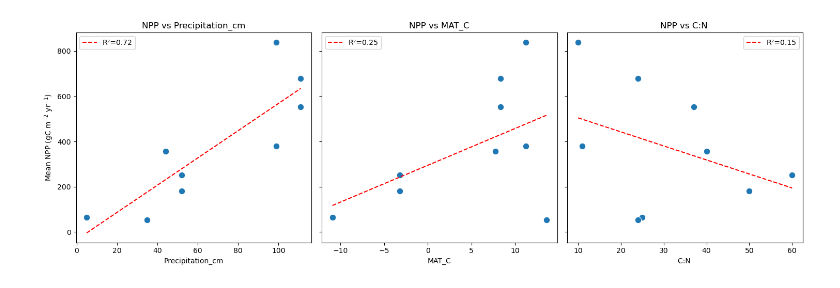
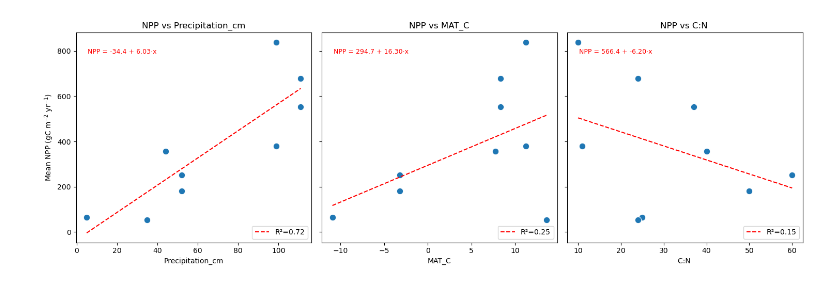
Before and after one commit to rjost1/GEOS685, a Jupyter notebook: homework2.ipynb, the cells around one changed output. Drawn from its saved outputs; the diff is of its cells as text; code cells hidden in the pictures.

```diff
--- a/homework2.ipynb
+++ b/homework2.ipynb
@@ -57,18 +12,0 @@ plt.show()
-# %%
-# all variables plotted
-columns_to_plot = [col for col in npp_df.columns if col not in ['MeanNPPobs_gCm−2yr−1', 'Vegetation']]
-
-fig, axes = plt.subplots(1, len(columns_to_plot), figsize=(5 * len(columns_to_plot), 5), sharey=True)
-
-for idx, col in enumerate(columns_to_plot):
-    ax = axes[idx]
-    for name, group in veg_type:
-        ax.scatter(group[col], group['MeanNPPobs_gCm−2yr−1'], label=name, alpha=0.7)
-    ax.set_xlabel(col)
-    ax.set_title(f'{col} vs Mean NPP')
-    if idx == 0:
-        ax.set_ylabel('Mean NPP')
-
-ax.legend()
-plt.tight_layout()
-plt.show()
@@ -77,28 +26,33 @@ plt.show()
 # %%
 x_columns = ["Precipitation_cm", "MAT_C", "C:N "]
 
 fig, axes = plt.subplots(1, len(x_columns), figsize=(15, 5), sharey=True)
 
 for i, col in enumerate(x_columns):
     x = npp_df[col]
     y = npp_df["MeanNPPobs_gCm−2yr−1"]
 
     sns.scatterplot(x=x, y=y, ax=axes[i], s=80, color="tab:blue")
 
     slope, intercept, r_value, p_value, std_err = stats.linregress(x, y)
     x_fit = np.linspace(x.min(), x.max(), 100)
     y_fit = intercept + slope * x_fit
     axes[i].plot(x_fit, y_fit, color="red", linestyle="--", label=f"R²={r_value**2:.2f}")
+    axes[i].text(0.05, 0.9,
+             f"NPP = {intercept:.1f} + {slope:.2f}·x",
+             transform=axes[i].transAxes,
+             fontsize=9,
+             color="red")
 
     axes[i].set_title(f"NPP vs {col}")
     axes[i].set_xlabel(col)
     if i == 0:
         axes[i].set_ylabel("Mean NPP (gC m$^{-2}$ yr$^{-1}$)")
     else:
         axes[i].set_ylabel("")
-    axes[i].legend()
+    axes[i].legend(loc="lower right")
 
 plt.tight_layout()
 plt.show()
 # %% [output]
-[figure, old version]
+[figure, new version]
```
Also changed, not shown: parts of 16 cells of this notebook.
